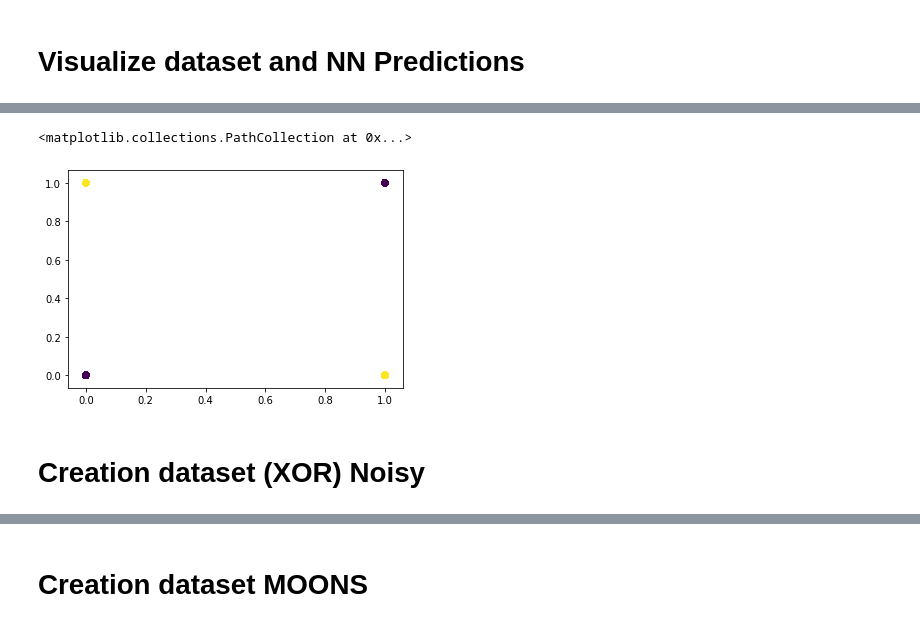
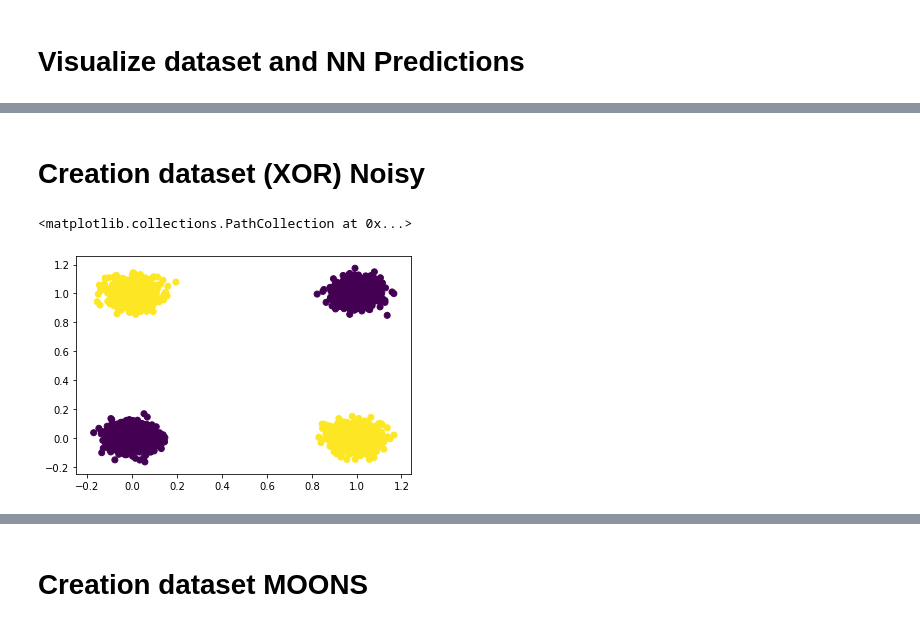
Before and after one commit to ywsyws/DNN-in-POO, a Jupyter notebook: DNN_L-layer_POO.ipynb, the cells around one changed output, grey strips where cells are left out. Saved outputs shown, nothing was run; the diff lists cells and outputs as text; code cells hidden in the pictures.

```diff
--- a/DNN_L-layer_POO.ipynb
+++ b/DNN_L-layer_POO.ipynb
@@ -219,9 +223,13 @@ class Network:
 # DATASET CREATION
 #
 size = 4000
-ds = CreateXOR()
-X, Y = ds.create_dataset(size)
-# Y = ds.create_Y(X, size)
+ds = CreateDataset()
+# # create XOR dataset
+# X_train, y_train = ds.create_xor(size)
+# X_test, y_test = ds.create_xor(size)
+# create Moons dataset
+ds.create_moon(size)
+X_train, X_test, y_train, y_test = ds.create_moon(size)
 
 
 #
@@ -230,15 +238,15 @@ X, Y = ds.create_dataset(size)
 
 learning_rate = 0.05
 loss_fn = LossEntropy()
-iteration = 10000 # 10000 * 1000 * 4
+iteration = 100000 # 10000 * 1000 * 4
 
 net = Network()
 net.combine(FCLayer(2, 3, Relu))
 net.combine(FCLayer(3, 1, Sigmoid))
 
 # train the DNN model
-A = net.fit(X, Y, iteration, loss_fn, learning_rate)
+A = net.fit(X_train, y_train, iteration, loss_fn, learning_rate)
 
 # predict a result with a test dataset using the trained DNN model
-net.evaluate(X, Y, loss_fn, dataset_name="train dataset", print_cost=True)
+net.evaluate(X_test, y_test, loss_fn, dataset_name="test dataset", print_cost=True)
 # %% [output]
@@ -267,8 +270,7 @@ plt.scatter(X[0,:], X[1,:], c=Y[0,:])
-# %%
-Y_pred = net.predict(X)
-plt.scatter(X[0,:], X[1,:], c=Y_pred[0,:])
-# %% [output]
-<matplotlib.collections.PathCollection at 0x...>
-[figure, removed]
 # %% [markdown]
 # Creation dataset (XOR) Noisy
+# %%
+plt.scatter(X[0,:], X[1,:], c=y[0,:])
+# %% [output]
+<matplotlib.collections.PathCollection at 0x...>
+[figure, added]
```
Also changed, not shown: parts of 10 cells of this notebook.
